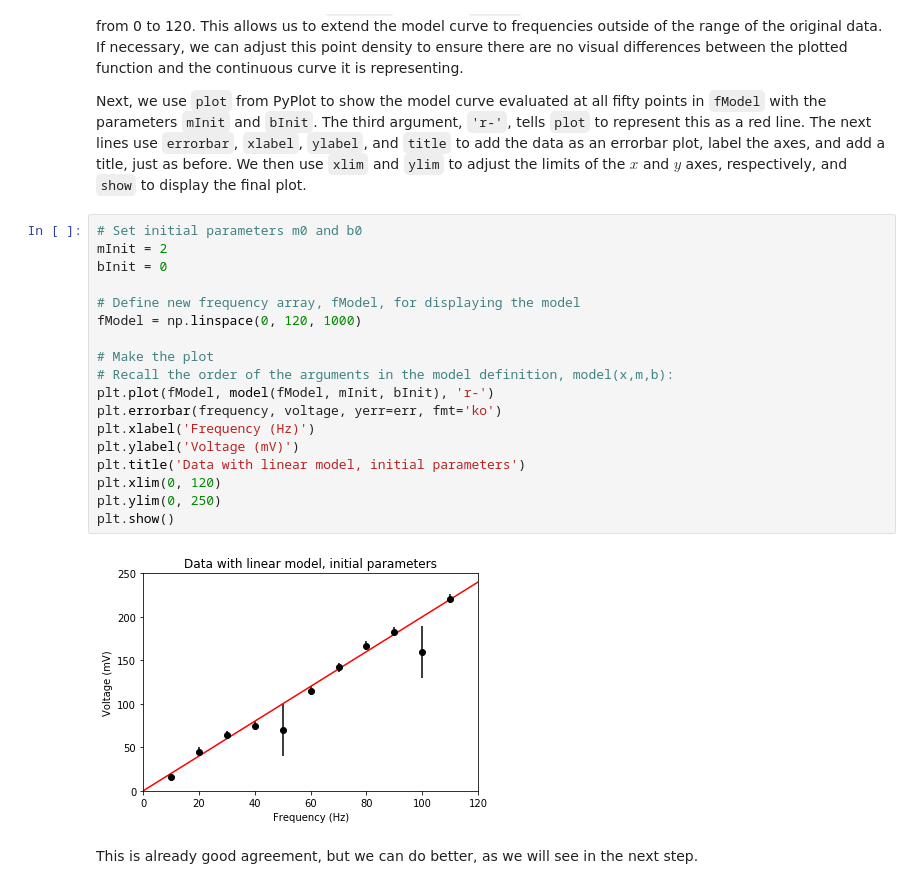
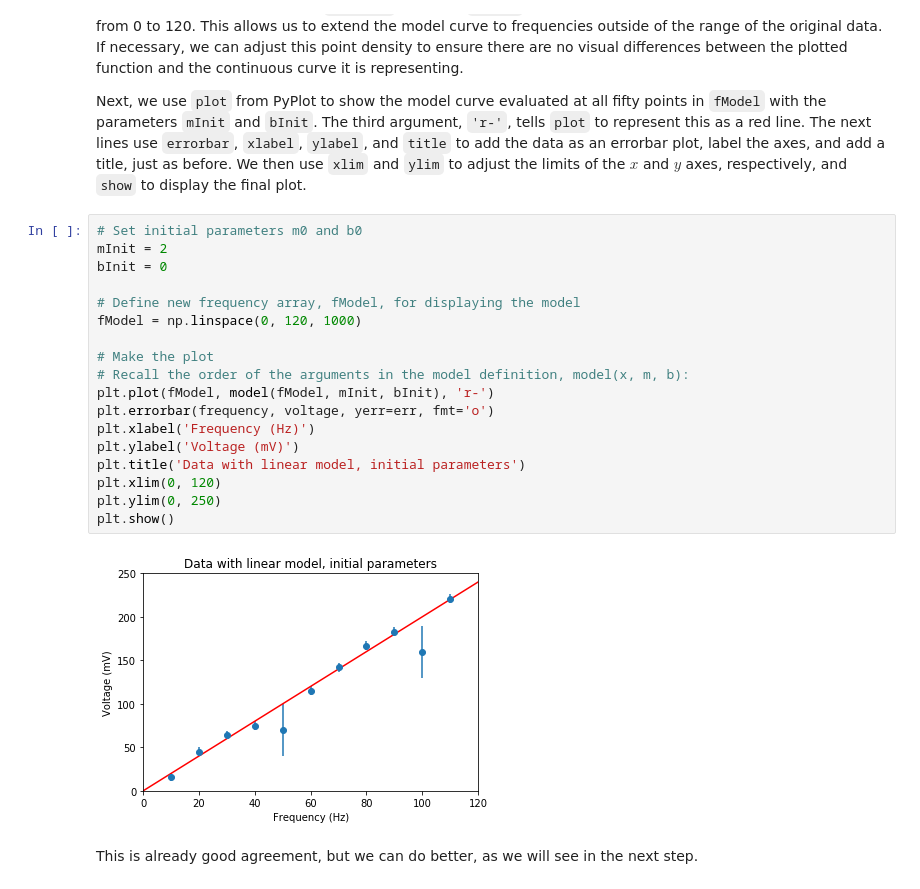
Before and after one commit to jsdodge/data-analysis-python, a Jupyter notebook: notebooks/A.1-Example-Fit.ipynb, the cells around one changed output. Cells and saved outputs as stored; diff of their text form.

```diff
--- a/notebooks/A.1-Example-Fit.ipynb
+++ b/notebooks/A.1-Example-Fit.ipynb
@@ -153,23 +153,23 @@ Next, we use `plot` from PyPlot to show the model curve evaluated at all fifty p
 # %%
 # Set initial parameters m0 and b0
 mInit = 2
 bInit = 0
 
 # Define new frequency array, fModel, for displaying the model
 fModel = np.linspace(0, 120, 1000)
 
 # Make the plot
-# Recall the order of the arguments in the model definition, model(x,m,b):
+# Recall the order of the arguments in the model definition, model(x, m, b):
 plt.plot(fModel, model(fModel, mInit, bInit), 'r-')
-plt.errorbar(frequency, voltage, yerr=err, fmt='ko')
+plt.errorbar(frequency, voltage, yerr=err, fmt='o')
 plt.xlabel('Frequency (Hz)')
 plt.ylabel('Voltage (mV)')
 plt.title('Data with linear model, initial parameters')
 plt.xlim(0, 120)
 plt.ylim(0, 250)
 plt.show()
 # %% [output]
-[figure, old version]
+[figure, new version]
 # %% [markdown]
 This is already good agreement, but we can do better, as we will see in the next step.
 # %% [markdown]
```
Also changed, not shown: parts of 5 cells of this notebook, 3 other files.
